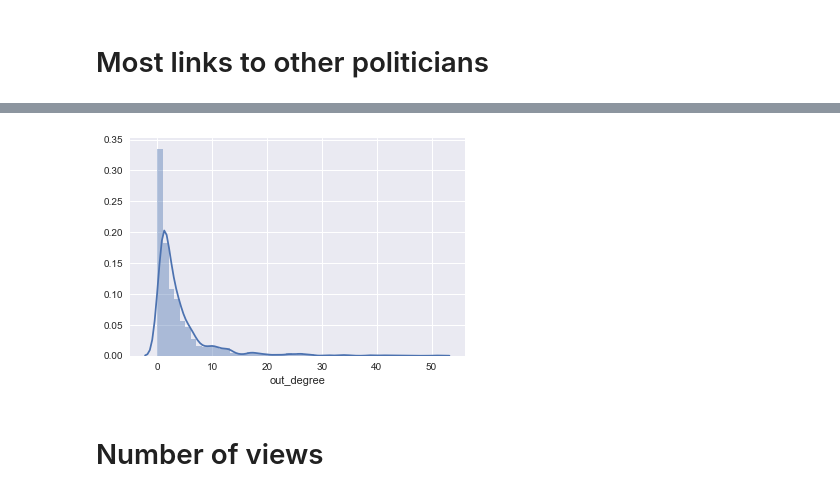
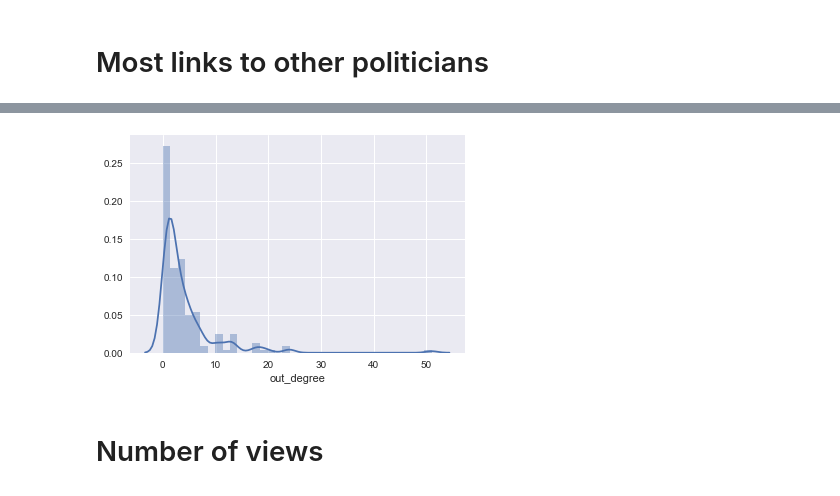
Before and after one commit to Muflhi01/workshop_girls_day, a Jupyter notebook: wikipedia_politician_networks.ipynb, the cells around one changed output, grey strips where cells are left out. Drawn from its saved outputs; the diff is of its cells as text; code cells hidden in the pictures.

```diff
--- a/wikipedia_politician_networks.ipynb
+++ b/wikipedia_politician_networks.ipynb
@@ -92,7 +154,7 @@ def add_doc_length(df):
 # %% [markdown]
 # Loading Data
 # %%
-data = pd.read_pickle("german_politicians")
+data = pd.read_pickle("data/german_politicians")
 # %%
 data.head()
 # %% [output]
@@ -153,7 +280,7 @@ get_top("out_degree", top_x=5)
 # %%
-distribution_plot("out_degree")
+distribution_plot(data, gender="female",column="out_degree")
 # %% [output]
-[figure, old version]
+[figure, new version]
 # %% [markdown]
 # Number of views
 # %%
```
Also changed, not shown: parts of 53 cells of this notebook, 25 other files.
